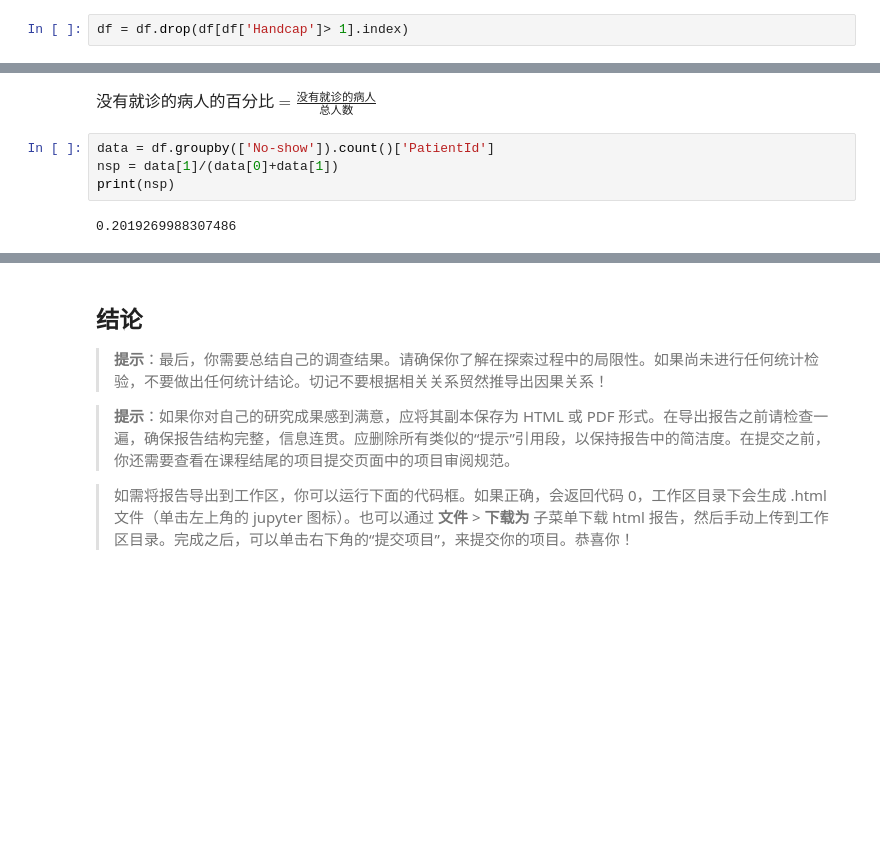
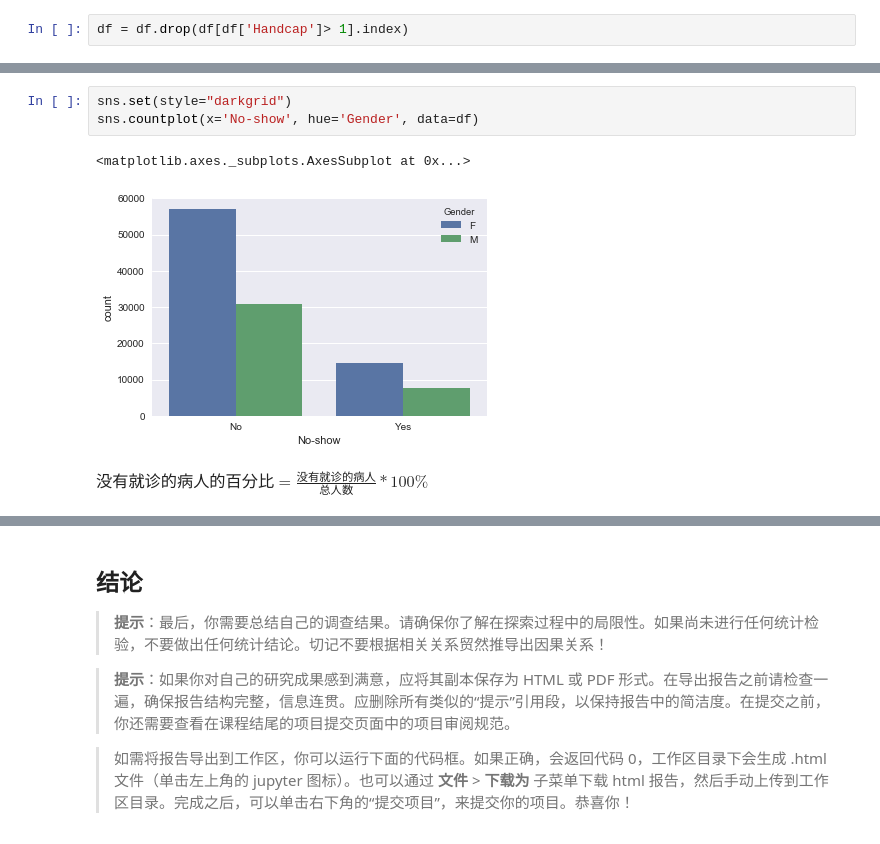
Before and after one commit to pol117/Investigate_a_Dataset, a Jupyter notebook: Investigate_a_Dataset-zh.ipynb, the cells around one changed output, grey strips where cells are left out. Saved outputs shown, nothing was run; the diff lists cells and outputs as text; blank space fills up the shorter version.

```diff
--- a/Investigate_a_Dataset-zh.ipynb
+++ b/Investigate_a_Dataset-zh.ipynb
@@ -216,9 +163,9 @@ df[year_15]
+# %%
+sns.set(style="darkgrid")
+sns.countplot(x='No-show', hue='Gender', data=df)
+# %% [output]
+<matplotlib.axes._subplots.AxesSubplot at 0x...>
+[figure, added]
 # %% [markdown]
-$ 没有就诊的病人的百分比 = \frac{没有就诊的病人}{总人数} $
+$ 没有就诊的病人的百分比 = \frac{没有就诊的病人}{总人数} * 100 \% $
-# %%
-data = df.groupby(['No-show']).count()['PatientId']
-nsp = data[1]/(data[0]+data[1])
-print(nsp)
-# %% [output]
-0.2019269988307486
 # %%
```
Also changed, not shown: parts of 22 cells of this notebook.
